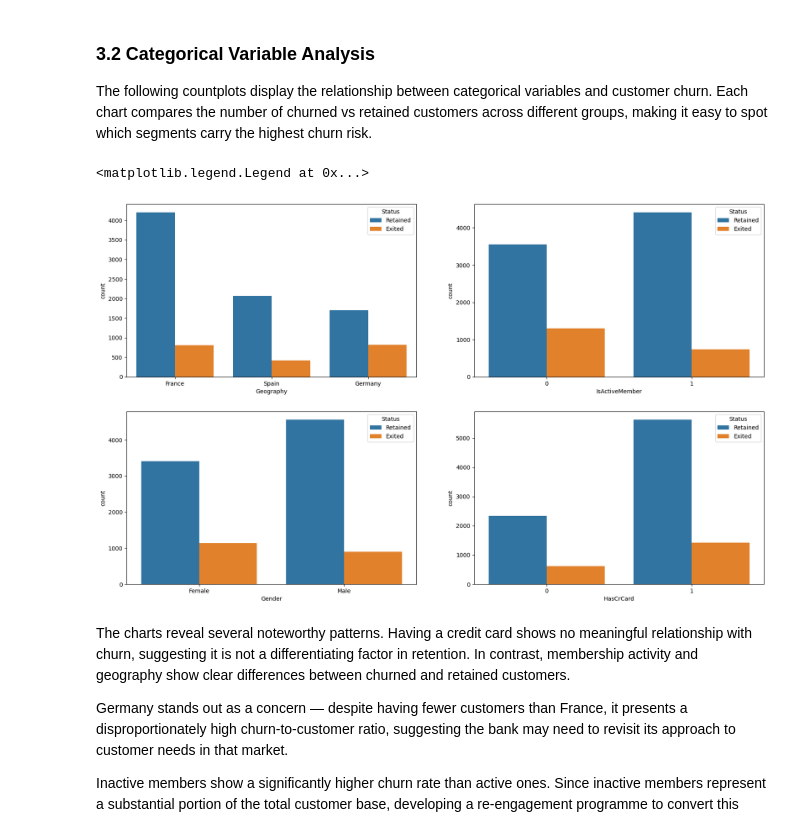
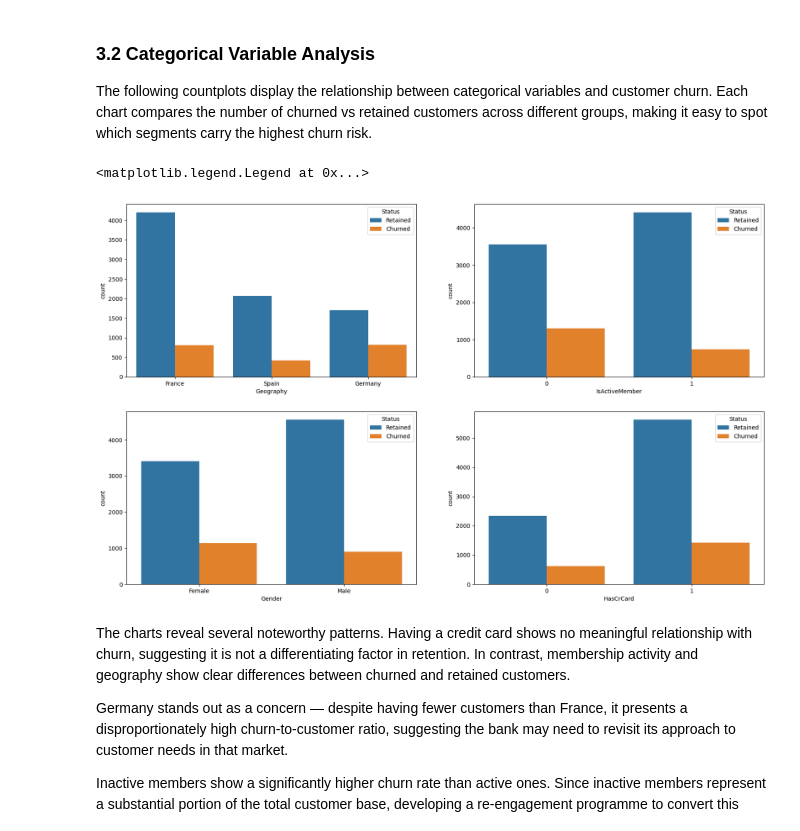
Before and after one commit to godinho98/Bank-Churn-Analysis, a Jupyter notebook: notebook/analysis.ipynb, the cells around one changed output. Drawn from its saved outputs; the diff is of its cells as text; code cells hidden in the pictures.

```diff
--- a/notebook/analysis.ipynb
+++ b/notebook/analysis.ipynb
@@ -82,9 +85,6 @@ IsActiveMember         2
 EstimatedSalary     9999
 Exited                 2
 dtype: int64
-# %%
-# For easier visualization in the charts, I'll add a colmun to call 0 and 1 for 'Exited' by what they really mean
-df_churn['Exited_Label'] = df_churn['Exited'].map({0: 'Retained', 1: 'Exited'})
 # %%
 # Dropping columns that don't matter for the analysis
 df_churn = df_churn.drop(columns=['RowNumber','CustomerId','Surname'])
@@ -98,0 +91,4 @@ display(df_churn.head())
+# %%
+# For easier visualization in the charts, I'll add a column to call 0 and 1 for 'Exited' by what they really mean
+df_churn['Exited_Label'] = df_churn['Exited'].map({0: 'Retained', 1: 'Churned'})
+display(df_churn)
@@ -152,13 +162,13 @@ vs retained customers across different groups, making it easy to spot
 which segments carry the highest churn risk.
 # %%
 fig, axarr = plt.subplots(2, 2, figsize=(20,12))
-sns.countplot(df_churn, x='Geography', hue="Exited_Label", hue_order=['Retained','Exited'], ax=axarr[0][0]).legend(title='Status')
-sns.countplot(df_churn, x='IsActiveMember', hue='Exited_Label', hue_order=['Retained','Exited'], ax=axarr[0][1]).legend(title='Status')
-sns.countplot(df_churn, x='Gender', hue='Exited_Label', hue_order=['Retained','Exited'], ax=axarr[1][0]).legend(title='Status')
-sns.countplot(df_churn, x='HasCrCard', hue='Exited_Label', hue_order=['Retained','Exited'], ax=axarr[1][1]).legend(title='Status')
+sns.countplot(df_churn, x='Geography', hue="Exited_Label", hue_order=['Retained','Churned'], ax=axarr[0][0]).legend(title='Status')
+sns.countplot(df_churn, x='IsActiveMember', hue='Exited_Label', hue_order=['Retained','Churned'], ax=axarr[0][1]).legend(title='Status')
+sns.countplot(df_churn, x='Gender', hue='Exited_Label', hue_order=['Retained','Churned'], ax=axarr[1][0]).legend(title='Status')
+sns.countplot(df_churn, x='HasCrCard', hue='Exited_Label', hue_order=['Retained','Churned'], ax=axarr[1][1]).legend(title='Status')
 # %% [output]
 <matplotlib.legend.Legend at 0x...>
-[figure, old version]
+[figure, new version]
 # %% [markdown]
 The charts reveal several noteworthy patterns. Having a credit card shows
 no meaningful relationship with churn, suggesting it is not a differentiating
```
Also changed, not shown: parts of 6 cells of this notebook, 2 other files.
